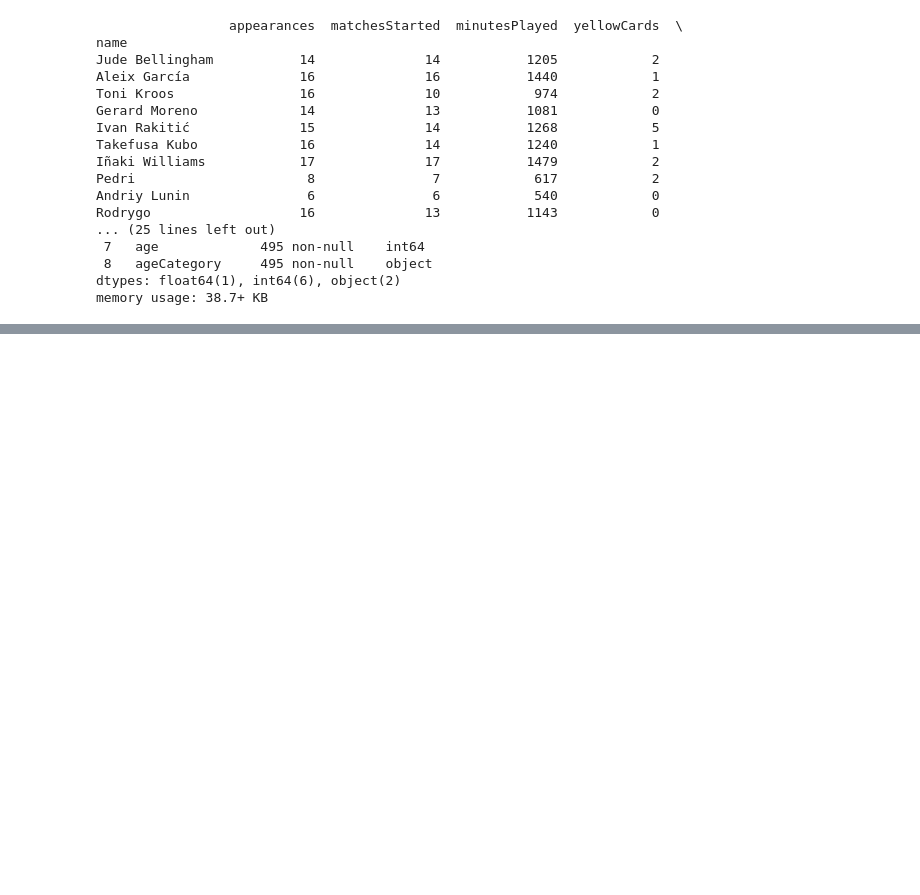
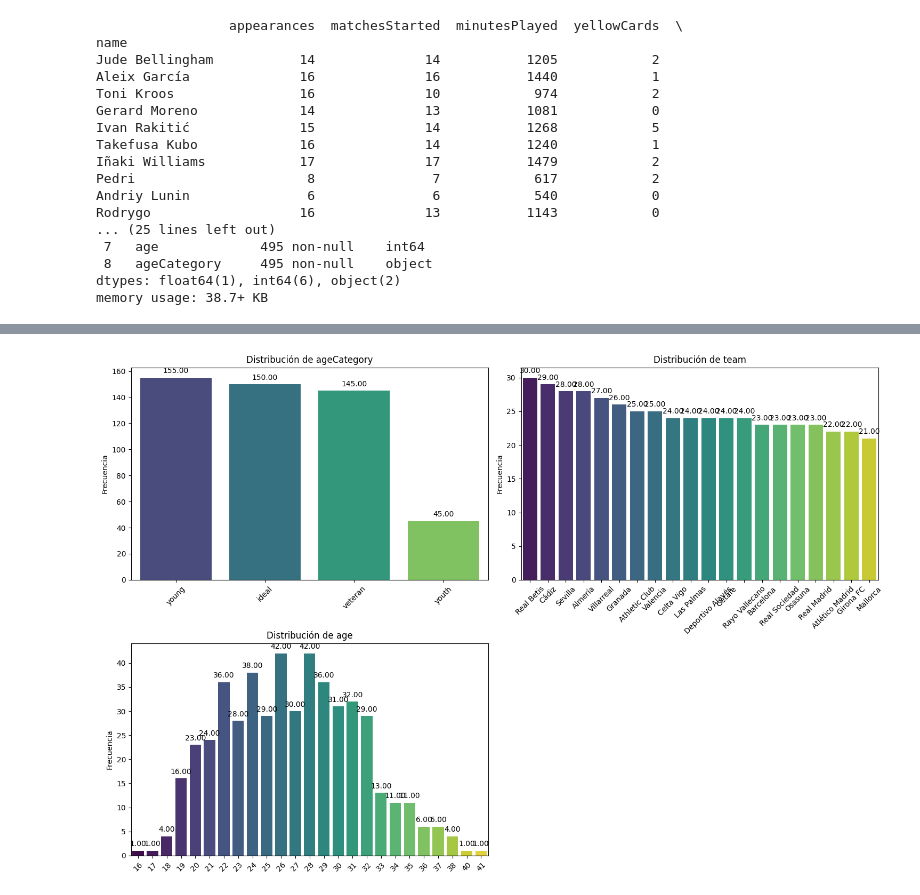
Before and after one commit to prromera/EDA_repo, a Jupyter notebook: EDA/1-Definicion_EDA.ipynb, the cells around one changed output, grey strips where cells are left out. Drawn from its saved outputs; the diff is of its cells as text; code cells hidden in the pictures; blank space fills up the shorter version.

```diff
--- a/EDA/1-Definicion_EDA.ipynb
+++ b/EDA/1-Definicion_EDA.ipynb
@@ -159,0 +355,4 @@ memory usage: 38.7+ KB
+# %%
+pinta_distribucion_categoricas(df_gen, ["ageCategory","team","age"], mostrar_valores=True) #pinta las categoricas de general
+# %% [output]
+[figure, added]
```
Also changed, not shown: parts of 93 cells of this notebook, 2 other files.
